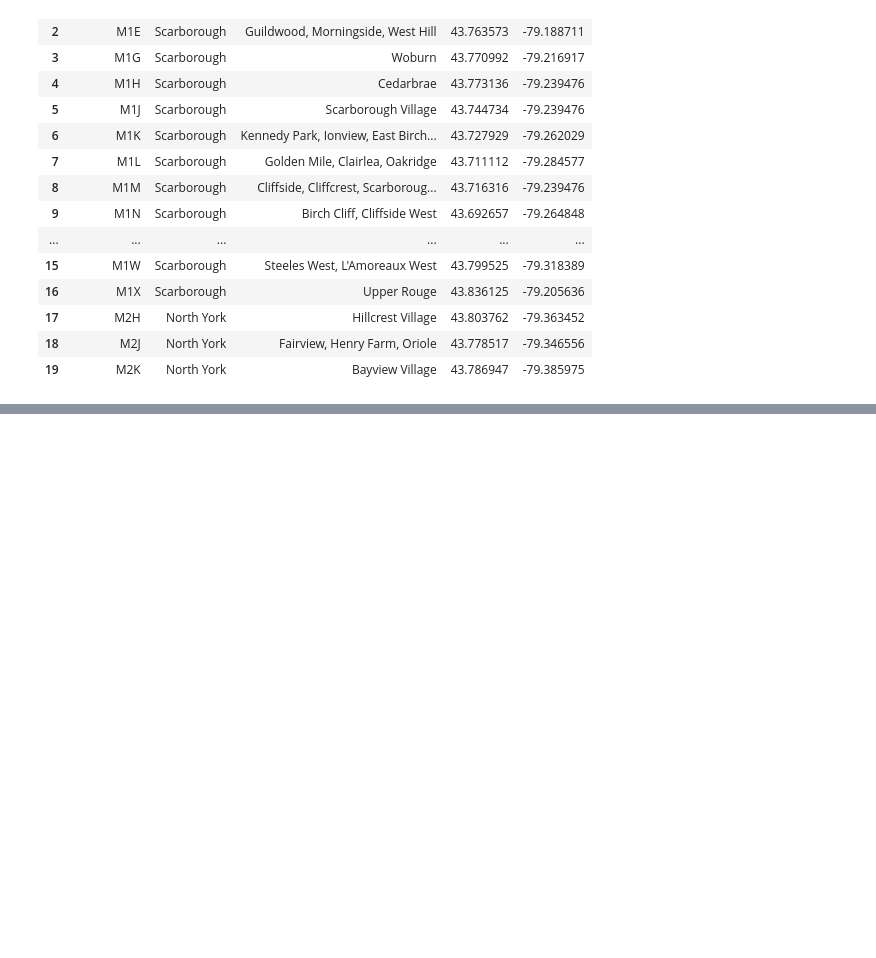
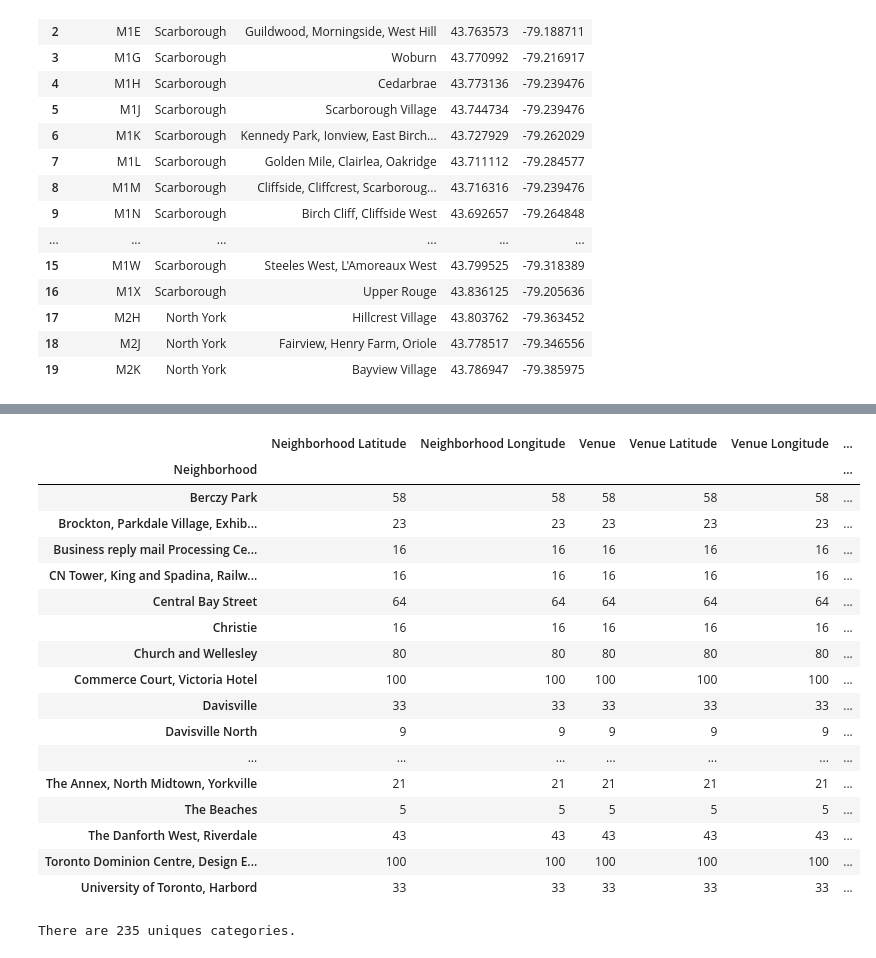
Before and after one commit to maov98/Data-Science-Learning, a Jupyter notebook: Capstone week 3 Notebook.ipynb, the cells around one changed output, grey strips where cells are left out. Drawn from its saved outputs; the diff is of its cells as text; code cells hidden in the pictures; blank space fills up the shorter version.

```diff
--- a/Capstone week 3 Notebook.ipynb
+++ b/Capstone week 3 Notebook.ipynb
@@ -137,0 +142,5 @@ df2.head(20)
+# %%
+# creating Dataframes that contain only Buoroughs that contain the word Toronto
+Toronto_Buroughs_df = df2[df2['Borough'].str.contains('Toronto')]
+Toronto_Buroughs_df.rename(columns={'Neighbourhood':'Neighborhood'},inplace = True)
+Toronto_Buroughs_df.head()
@@ -137,0 +165,18 @@ df2.head(20)
+# %%
+# create map of Toronto using latitude and longitude values
+Toronto_map = folium.Map(location=[latitude, longitude], zoom_start=11)
+
+# add markers to map
+for latTR, lngTR, labelTR in zip(Toronto_Buroughs_df['Latitude'], Toronto_Buroughs_df['Longitude'], Toronto_Buroughs_df['Neighborhood']):
+    label = folium.Popup(labelTR, parse_html=True)
+    folium.CircleMarker(
+        [latTR, lngTR],
+        radius=5,
+        popup=label,
+        color='blue',
+        fill=True,
+        fill_color='#3186cc',
+        fill_opacity=0.7,
+        parse_html=False).add_to(Toronto_map)
+
+Toronto_map
@@ -137,0 +291,28 @@ df2.head(20)
+# %%
+# check the number of venues per neighborhooh
+Toronto_venues.groupby('Neighborhood').count()
+# %% [output]
+|  | Neighborhood Latitude | Neighborhood Longitude | Venue | Venue Latitude | Venue Longitude | ... |
+| Neighborhood |  |  |  |  |  | ... |
+| Berczy Park | 58 | 58 | 58 | 58 | 58 | ... |
+| Brockton, Parkdale Village, Exhib... | 23 | 23 | 23 | 23 | 23 | ... |
+| Business reply mail Processing Ce... | 16 | 16 | 16 | 16 | 16 | ... |
+| CN Tower, King and Spadina, Railw... | 16 | 16 | 16 | 16 | 16 | ... |
+| Central Bay Street | 64 | 64 | 64 | 64 | 64 | ... |
+| Christie | 16 | 16 | 16 | 16 | 16 | ... |
+| Church and Wellesley | 80 | 80 | 80 | 80 | 80 | ... |
+| Commerce Court, Victoria Hotel | 100 | 100 | 100 | 100 | 100 | ... |
+| Davisville | 33 | 33 | 33 | 33 | 33 | ... |
+| Davisville North | 9 | 9 | 9 | 9 | 9 | ... |
+| ... | ... | ... | ... | ... | ... | ... |
+| The Annex, North Midtown, Yorkville | 21 | 21 | 21 | 21 | 21 | ... |
+| The Beaches | 5 | 5 | 5 | 5 | 5 | ... |
+| The Danforth West, Riverdale | 43 | 43 | 43 | 43 | 43 | ... |
+| Toronto Dominion Centre, Design E... | 100 | 100 | 100 | 100 | 100 | ... |
+| University of Toronto, Harbord | 33 | 33 | 33 | 33 | 33 | ... |
+# %%
+#count uniqu categories for each neighborhood
+
+print('There are {} uniques categories.'.format(len(Toronto_venues['Venue Category'].unique())))
+# %% [output]
+There are 235 uniques categories.
```
Also changed, not shown: parts of 21 cells of this notebook, 1 other file.
